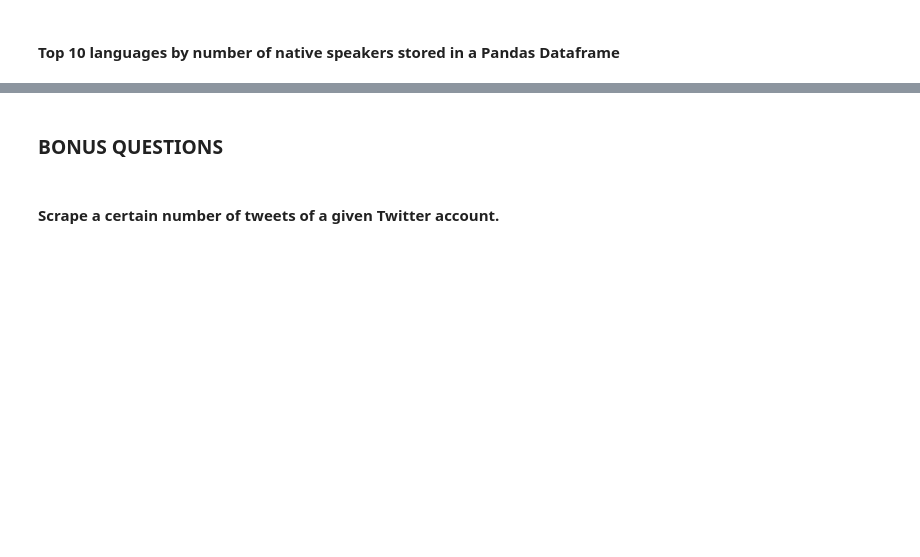
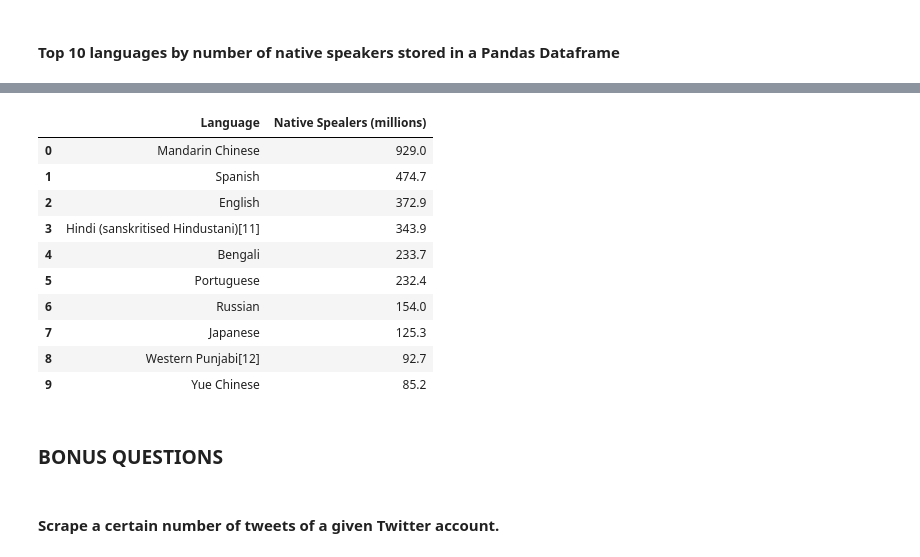
Before and after one commit to ta-data-mexpt/lab-web-scrapping, a Jupyter notebook: your-code/main.ipynb, the cells around one changed output, grey strips where cells are left out. Saved outputs shown, nothing was run; the diff lists cells and outputs as text; code cells hidden in the pictures; blank space fills up the shorter version.

```diff
--- a/your-code/main.ipynb
+++ b/your-code/main.ipynb
@@ -540,3 +526,11 @@ url = 'https://data.gov.uk/'
 # %%
 # This is the url you will scrape in this exercise
 url = 'https://en.wikipedia.org/wiki/List_of_languages_by_number_of_native_speakers'
+html = requests.get(url).content
+
+soup_nlan = bs(html, 'lxml')
+# %%
+lan = soup_nlan.select('tbody > tr > td')[1::6][0:10]
+
+t_lan =[i.text.strip('href').strip('\n') for i in soup_nlan.select('tbody > tr > td')[1::6][0:10]]
+t_lan
@@ -542,0 +548,3 @@ url = 'https://en.wikipedia.org/wiki/List_of_languages_by_number_of_native_speak
+# %%
+t_nat =[i.text.strip('href').strip('\n') for i in soup_nlan.select('tbody > tr > td')[2::6][0:10]]
+t_nat
@@ -543,3 +562,21 @@ url = 'https://en.wikipedia.org/wiki/List_of_languages_by_number_of_native_speak
+# %%
+top_lan = {'Language': t_lan,
+          'Native Spealers (millions)': t_nat}
+
+top_lan_df = pd.DataFrame(top_lan)
+top_lan_df
+# %% [output]
+|  | Language | Native Spealers (millions) |
+| 0 | Mandarin Chinese | 929.0 |
+| 1 | Spanish | 474.7 |
+| 2 | English | 372.9 |
+| 3 | Hindi (sanskritised Hindustani)[11] | 343.9 |
+| 4 | Bengali | 233.7 |
+| 5 | Portuguese | 232.4 |
+| 6 | Russian | 154.0 |
+| 7 | Japanese | 125.3 |
+| 8 | Western Punjabi[12] | 92.7 |
+| 9 | Yue Chinese | 85.2 |
 # %%
 #your code
 # %% [markdown]
```
Also changed, not shown: parts of 13 cells of this notebook.
